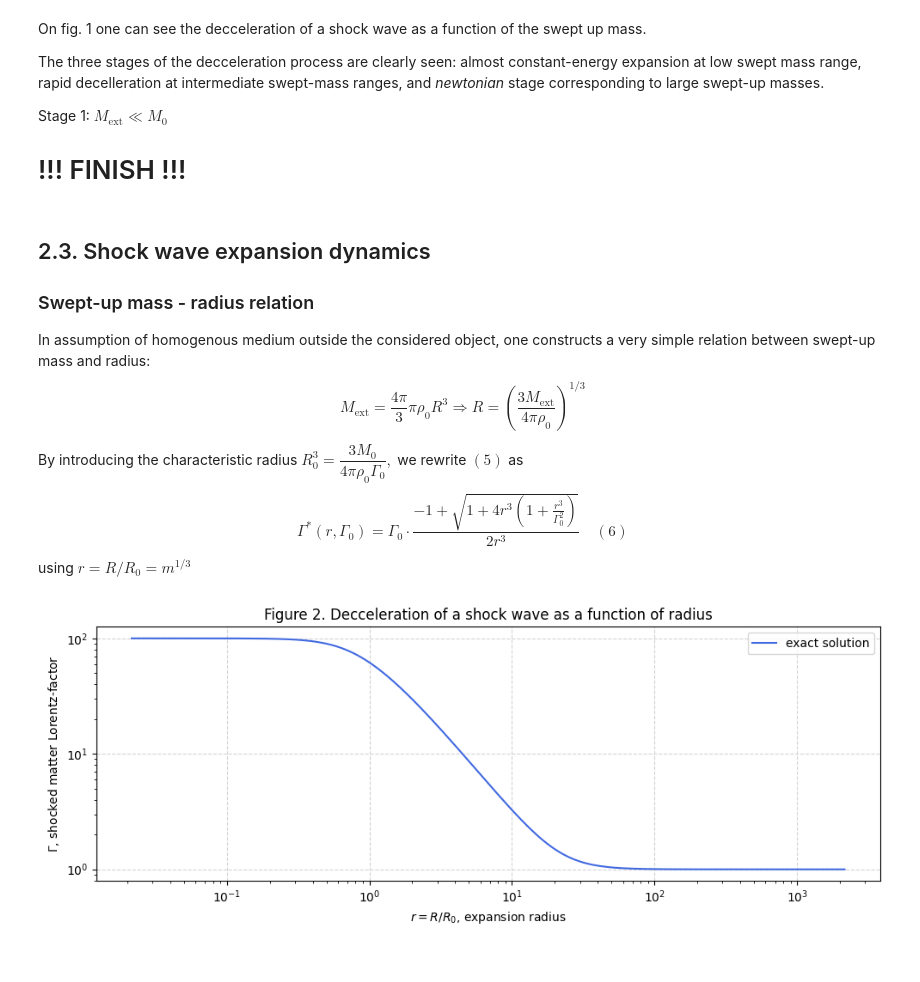
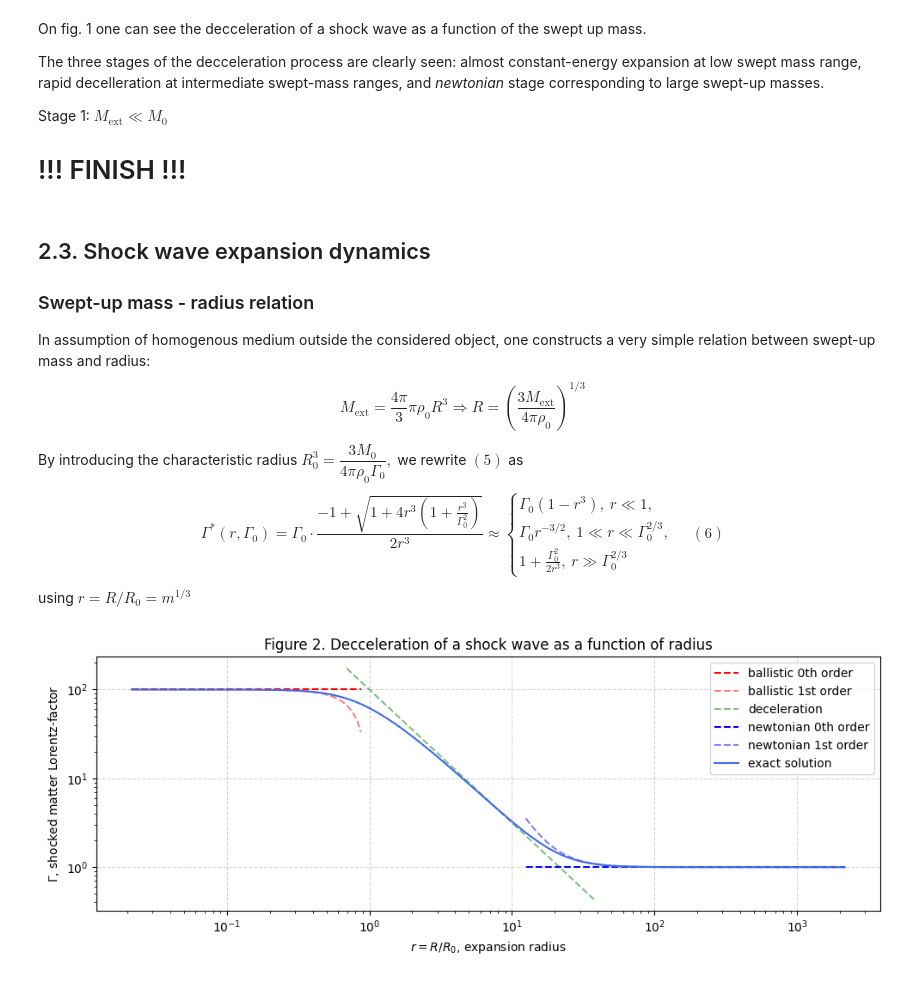
Before and after one commit to KleimenovM/GRBRemnant, a Jupyter notebook: Kleimenov_Schwenkreis_-_Gamma-ray_birsts.ipynb, the cells around one changed output. Drawn from its saved outputs; the diff is of its cells as text; code cells hidden in the pictures.

```diff
--- a/Kleimenov_Schwenkreis_-_Gamma-ray_birsts.ipynb
+++ b/Kleimenov_Schwenkreis_-_Gamma-ray_birsts.ipynb
@@ -113,15 +113,17 @@ gamma_ratio = (-1 + np.sqrt(1 + 4*m*(1 + m/gamma0**2))) / (2*m)
 plt.figure(figsize=(10, 4))
 plt.title("Figure 1. Decceleration of a shock wave as a function of swept up mass")
 
-m_low = m[0:80]
+m_low = m[0:65]
 m_mid = m[60:130]
 m_high = m[110:]
 
-plt.plot(m_low, gamma0 * np.ones_like(m_low), '--', color='red', alpha=.5, label='ballistic expansion')
+plt.plot(m_low, gamma0 * np.ones_like(m_low), '--', color='red', label='ballistic 0th order')
+plt.plot(m_low, gamma0 * (1 - m_low), '--', color='red', alpha=.5, label='ballistic 1st order')
 plt.plot(m_mid, gamma0 * m_mid**(-1/2), '--', color='green', alpha=.5, label='deceleration')
-plt.plot(m_high, 1 * np.ones_like(m_high), '--', color='blue', alpha=.5, label='newtonian expansion')
+plt.plot(m_high, np.ones_like(m_high), '--', color='blue', label='newtonian 0th order')
+plt.plot(m_high, 1 + gamma0**2/(2 * m_high), '--', color='blue', alpha=0.5, label='newtonian 1st order')
 
-plt.plot(m, gamma0 * gamma_ratio, color='royalblue', label='exact solution')
+plt.plot(m, gamma0 * gamma_ratio, color='black', label='exact solution')
 
 plt.xlabel(r'$m = \Gamma_0 (M_\mathrm{ext} / M_0)$, swept up mass')
 plt.xscale('log')
@@ -153,25 +155,36 @@ In assumption of homogenous medium outside the considered object, one constructs
 $$ M_\mathrm{ext} = \dfrac{4\pi}{3}\pi\rho_0 R^3 \Longrightarrow R = \left(\dfrac{3M_\mathrm{ext}}{4\pi\rho_0}\right)^{1/3} $$
 
 By introducing the characteristic radius $ R_0^3 = \dfrac{3M_0}{4\pi\rho_0\Gamma_0}, $ we rewrite $(5)$ as
-$$ \Gamma^*(r, \Gamma_0) = \Gamma_0\cdot\dfrac{-1 + \sqrt{1 +4r^3\left(1 + \frac{r^3}{\Gamma_0^2}\right)}}{2r^3} \quad(6) $$
+$$ \Gamma^*(r, \Gamma_0) = \Gamma_0\cdot\dfrac{-1 + \sqrt{1 +4r^3\left(1 + \frac{r^3}{\Gamma_0^2}\right)}}{2r^3} \approx
+    \begin{cases}
+        \Gamma_0(1 - r^3),~r\ll 1,\\
+        \Gamma_0 r^{-3/2},~1 \ll r \ll \Gamma_0^{2/3},\\
+        1 + \frac{\Gamma_0^2}{2r^3},~r\gg \Gamma_0^{2/3}
+    \end{cases}\quad(6)$$
 using $ r = R/R_0 = m^{1/3}  $
 # %%
 plt.figure(figsize=(10, 4))
 plt.title("Figure 2. Decceleration of a shock wave as a function of radius")
+
+plt.plot(m_low**(1/3), gamma0 * np.ones_like(m_low), '--', color='red', label='ballistic 0th order')
+plt.plot(m_low**(1/3), gamma0 * (1 - m_low), '--', color='red', alpha=.5, label='ballistic 1st order')
+plt.plot(m_mid**(1/3), gamma0 * m_mid**(-1/2), '--', color='green', alpha=.5, label='deceleration')
+plt.plot(m_high**(1/3), np.ones_like(m_high), '--', color='blue', label='newtonian 0th order')
+plt.plot(m_high**(1/3), 1 + gamma0**2/(2 * m_high), '--', color='blue', alpha=0.5, label='newtonian 1st order')
 
 plt.plot(m**(1/3), gamma0 * gamma_ratio, color='royalblue', label='exact solution')
 
 plt.xlabel(r'$r = R/R_0$, expansion radius')
 plt.xscale('log')
 
 plt.ylabel(r'$\Gamma$, shocked matter Lorentz-factor')
 plt.yscale('log')
 
 plt.grid(linestyle='--', color='lightgray')
 plt.legend()
 
 plt.tight_layout()
 plt.show()
 # %% [output]
-[figure, old version]
+[figure, new version]
 # %% [markdown]
```
Also changed, not shown: parts of 19 cells of this notebook.
